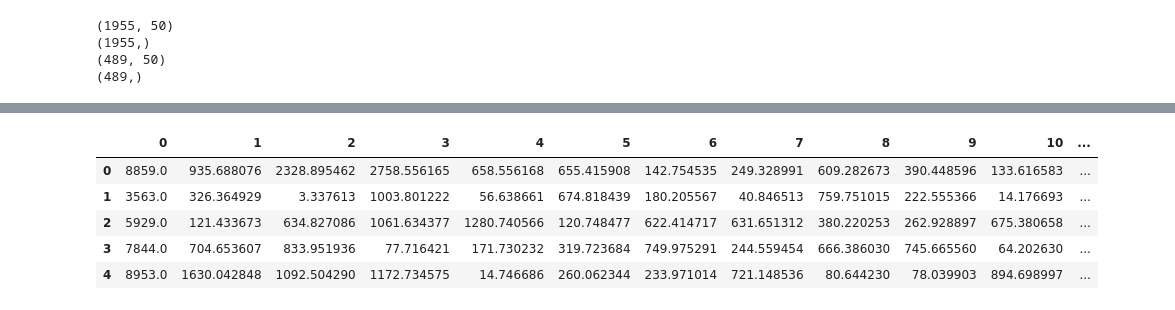
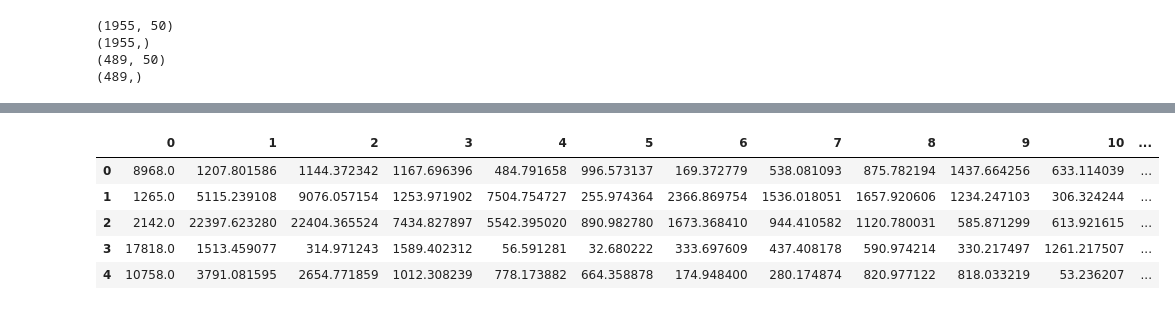
Before and after one commit to HanzlaJavaid/Brain-Computing-Interface, a Jupyter notebook: BCI_Mindwave_ANN.ipynb, the cells around one changed output, grey strips where cells are left out. Saved outputs shown, nothing was run; the diff lists cells and outputs as text; code cells hidden in the pictures.

```diff
--- a/BCI_Mindwave_ANN.ipynb
+++ b/BCI_Mindwave_ANN.ipynb
@@ -130,14 +130,14 @@ plt.show()
 # %%
-df_t = pd.read_csv("/content/drive/MyDrive/TEST_STUDYING.csv")
+df_t = pd.read_csv("/content/drive/MyDrive/TEST_STUDY.csv")
 df_t = df_t.iloc[:,1:]
 df_t.head()
 # %% [output]
 |  | 0 | 1 | 2 | 3 | 4 | 5 | 6 | 7 | 8 | 9 | 10 | ... |
-| 0 | 8859.0 | 935.688076 | 2328.895462 | 2758.556165 | 658.556168 | 655.415908 | 142.754535 | 249.328991 | 609.282673 | 390.448596 | 133.616583 | ... |
-| 1 | 3563.0 | 326.364929 | 3.337613 | 1003.801222 | 56.638661 | 674.818439 | 180.205567 | 40.846513 | 759.751015 | 222.555366 | 14.176693 | ... |
-| 2 | 5929.0 | 121.433673 | 634.827086 | 1061.634377 | 1280.740566 | 120.748477 | 622.414717 | 631.651312 | 380.220253 | 262.928897 | 675.380658 | ... |
-| 3 | 7844.0 | 704.653607 | 833.951936 | 77.716421 | 171.730232 | 319.723684 | 749.975291 | 244.559454 | 666.386030 | 745.665560 | 64.202630 | ... |
-| 4 | 8953.0 | 1630.042848 | 1092.504290 | 1172.734575 | 14.746686 | 260.062344 | 233.971014 | 721.148536 | 80.644230 | 78.039903 | 894.698997 | ... |
+| 0 | 8968.0 | 1207.801586 | 1144.372342 | 1167.696396 | 484.791658 | 996.573137 | 169.372779 | 538.081093 | 875.782194 | 1437.664256 | 633.114039 | ... |
+| 1 | 1265.0 | 5115.239108 | 9076.057154 | 1253.971902 | 7504.754727 | 255.974364 | 2366.869754 | 1536.018051 | 1657.920606 | 1234.247103 | 306.324244 | ... |
+| 2 | 2142.0 | 22397.623280 | 22404.365524 | 7434.827897 | 5542.395020 | 890.982780 | 1673.368410 | 944.410582 | 1120.780031 | 585.871299 | 613.921615 | ... |
+| 3 | 17818.0 | 1513.459077 | 314.971243 | 1589.402312 | 56.591281 | 32.680222 | 333.697609 | 437.408178 | 590.974214 | 330.217497 | 1261.217507 | ... |
+| 4 | 10758.0 | 3791.081595 | 2654.771859 | 1012.308239 | 778.173882 | 664.358878 | 174.948400 | 280.174874 | 820.977122 | 818.033219 | 53.236207 | ... |
 # %%
 X_test = df_t.values[:,:-1]
 # %%
```
Also changed, not shown: parts of 3 cells of this notebook.
